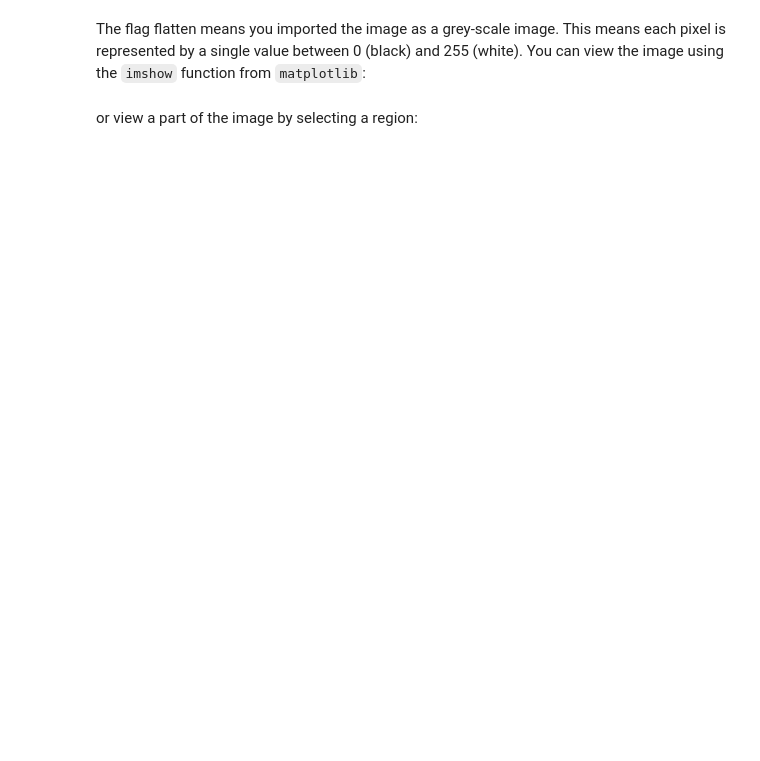
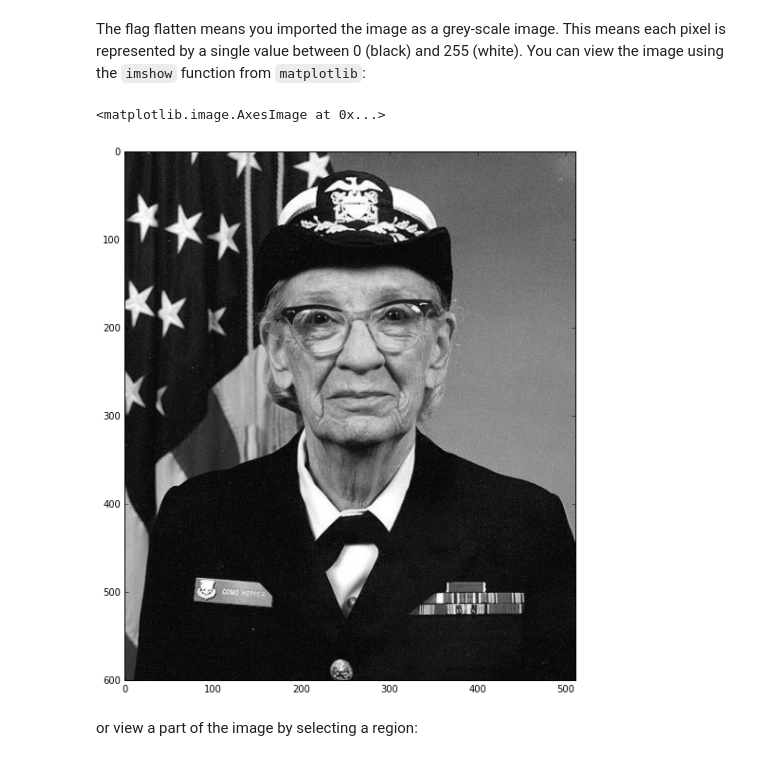
Before and after one commit to martynbristow/machinelearningbootcamp, a Jupyter notebook: day2/deep_learning.ipynb, the cells around one changed output. Saved outputs shown, nothing was run; the diff lists cells and outputs as text; code cells hidden in the pictures; blank space fills up the shorter version.

```diff
--- a/day2/deep_learning.ipynb
+++ b/day2/deep_learning.ipynb
@@ -26,9 +40,14 @@ We are going to start by loading the portrait of Grace Hopper using the `imread(
 # %%
 # Load the grace_hopper.jpg image from the data folder
+img = misc.imread('data/grace_hopper.jpg', flatten=True)
 # %% [markdown]
 The flag flatten means you imported the image as a grey-scale image. This means each pixel is represented by a single value between 0 (black) and 255 (white). You can view the image using the `imshow` function from `matplotlib`:
 # %%
 # View the image
+pl.imshow(img)
+# %% [output]
+<matplotlib.image.AxesImage at 0x...>
+[figure, added]
 # %% [markdown]
 or view a part of the image by selecting a region:
 # %%
```
Also changed, not shown: parts of 39 cells of this notebook, 4 other files.
